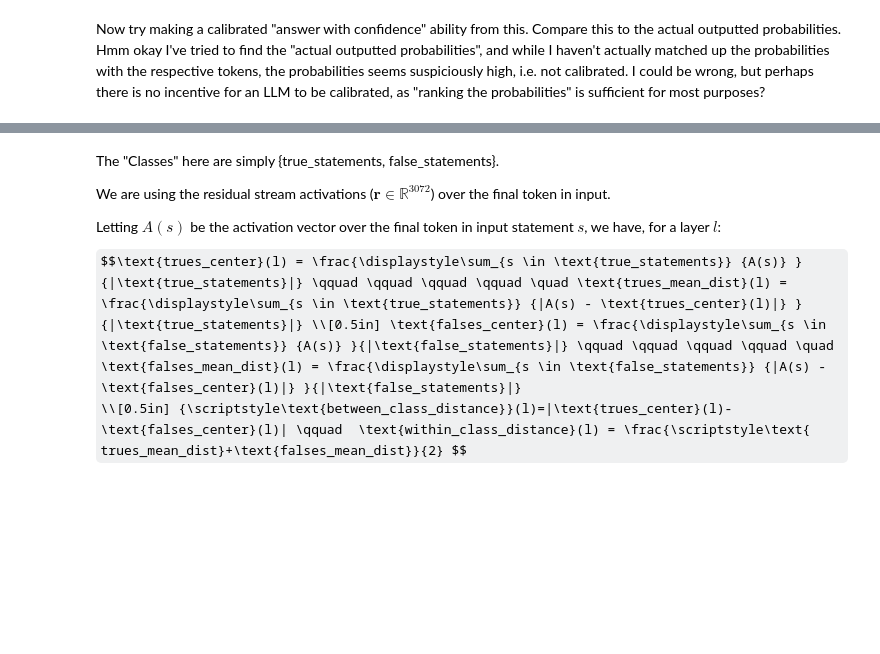
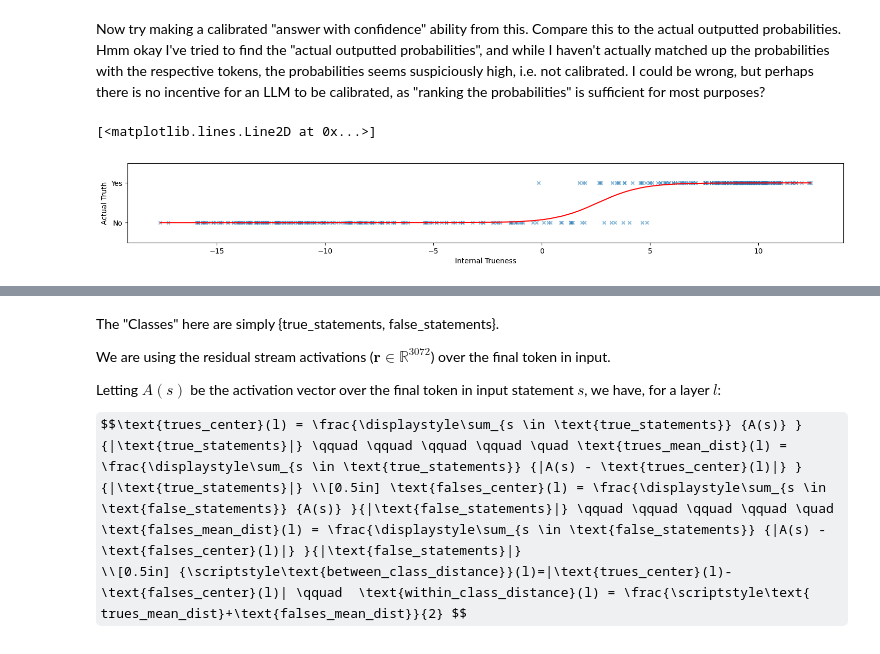
Before and after one commit to JDS289/BaLD4LLM, a Jupyter notebook: proj.ipynb, the cells around one changed output, grey strips where cells are left out. Saved outputs shown, nothing was run; the diff lists cells and outputs as text; code cells hidden in the pictures; some formulas as TeX source; blank space fills up the shorter version.

```diff
--- a/proj.ipynb
+++ b/proj.ipynb
@@ -258,3 +241,17 @@ scatter(ax2, internal_vs_stated[:,0], internal_vs_stated[:, 1] + 0.02*alternator
 # %% [markdown]
 Now try making a calibrated "answer with confidence" ability from this. Compare this to the actual outputted probabilities.
 Hmm okay I've tried to find the "actual outputted probabilities", and while I haven't actually matched up the probabilities with the respective tokens, the probabilities seems suspiciously high, i.e. not calibrated. I could be wrong, but perhaps there is no incentive for an LLM to be calibrated, as "ranking the probabilities" is sufficient for most purposes?
+# %%
+model = sklearn.linear_model.LogisticRegression()
+model.fit(results_with_trueness['internal_trueness'].reshape(-1, 1), results_with_trueness['actual'])
+
+
+fig, ax = plt.subplots(figsize=(17.9, 2))
+ax.set_yticks([0, 1], labels=["No", "Yes"])
+ax.set_ylim([-0.5, 1.5])
+
+scatter(ax, results_with_trueness['internal_trueness'], results_with_trueness['actual'], xlabel="Internal Trueness", ylabel="Actual Truth", s=20, marker="x", alpha=0.5)
+ax.plot((x:=np.sort(results_with_trueness['internal_trueness'])), model.predict_proba(x.reshape(-1, 1))[:, 1], color="red")
+# %% [output]
+[<matplotlib.lines.Line2D at 0x...>]
+[figure, added]
```
Also changed, not shown: parts of 14 cells of this notebook.
